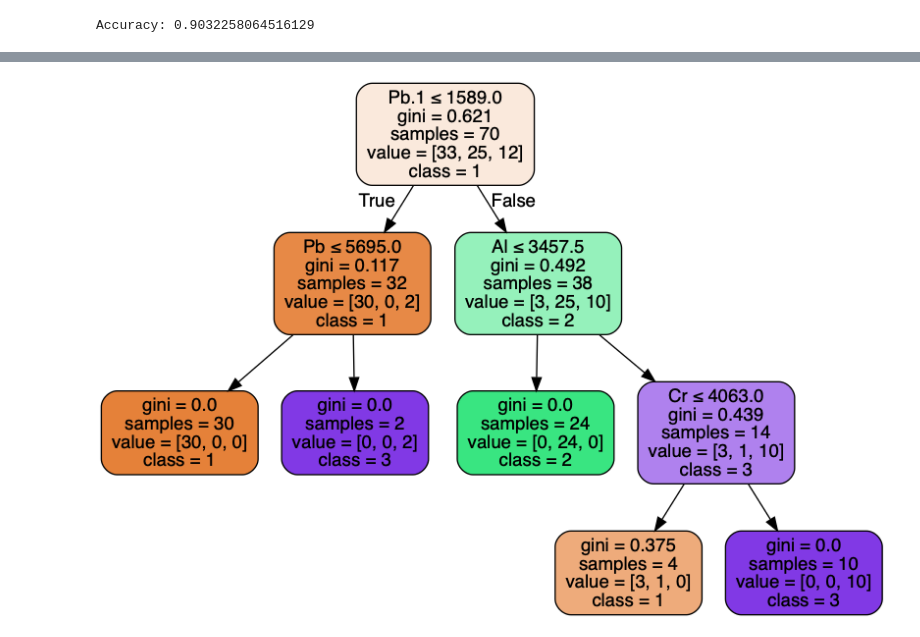
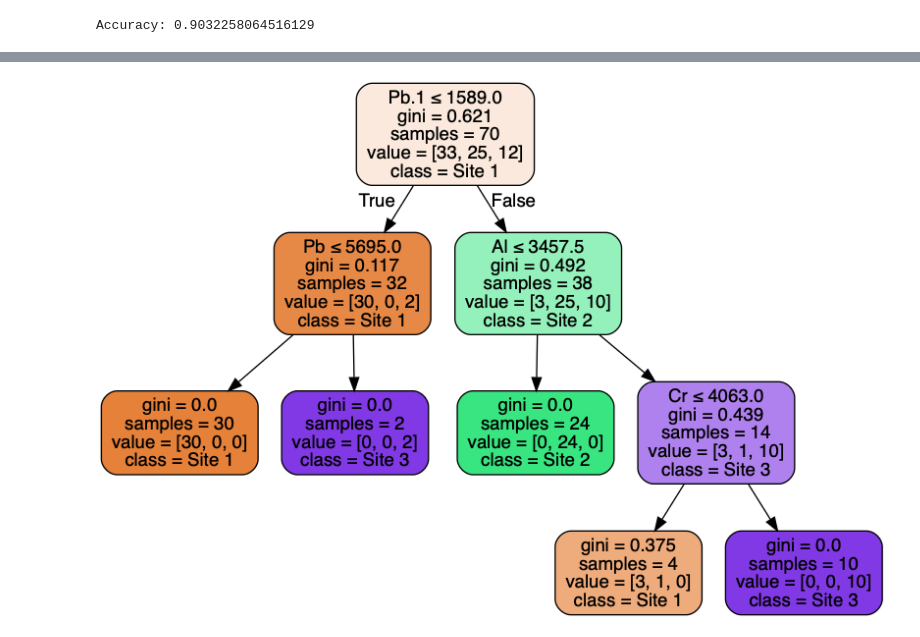
Before and after one commit to djporterco/deLuna, a Jupyter notebook: Predicting Era of Artifact .ipynb, the cells around one changed output, grey strips where cells are left out. Cells and saved outputs as stored; diff of their text form; code cells hidden in the pictures.

```diff
--- a/Predicting Era of Artifact .ipynb
+++ b/Predicting Era of Artifact .ipynb
@@ -69,15 +59,15 @@ weighted avg       0.91      0.90      0.89        31
 # %%
 from sklearn.tree import export_graphviz
 from sklearn.externals.six import StringIO
 from IPython.display import Image
 import pydotplus
 
 dot_data = StringIO()
 export_graphviz(clf, out_file=dot_data,
                 filled=True, rounded=True,
-                special_characters=True,feature_names = feature_cols,class_names=['1','2','3'])
+                special_characters=True,feature_names = feature_cols,class_names=['Site 1','Site 2','Site 3'])
 graph = pydotplus.graph_from_dot_data(dot_data.getvalue())
 graph.write_png('sites.png')
 Image(graph.create_png())
 # %% [output]
-[figure, old version]
+[figure, new version]
```
Also changed, not shown: parts of 6 cells of this notebook, 3 other files.
